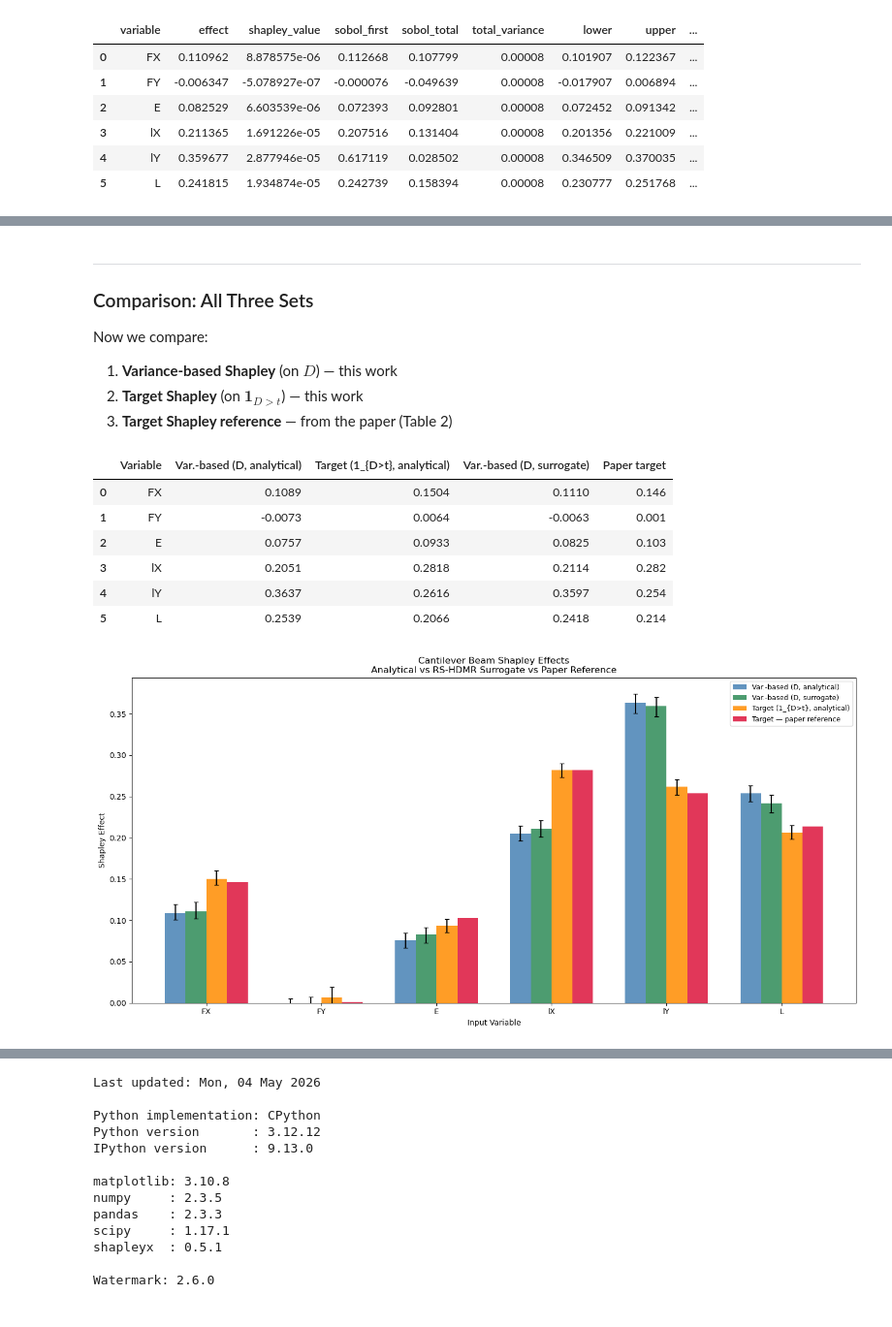
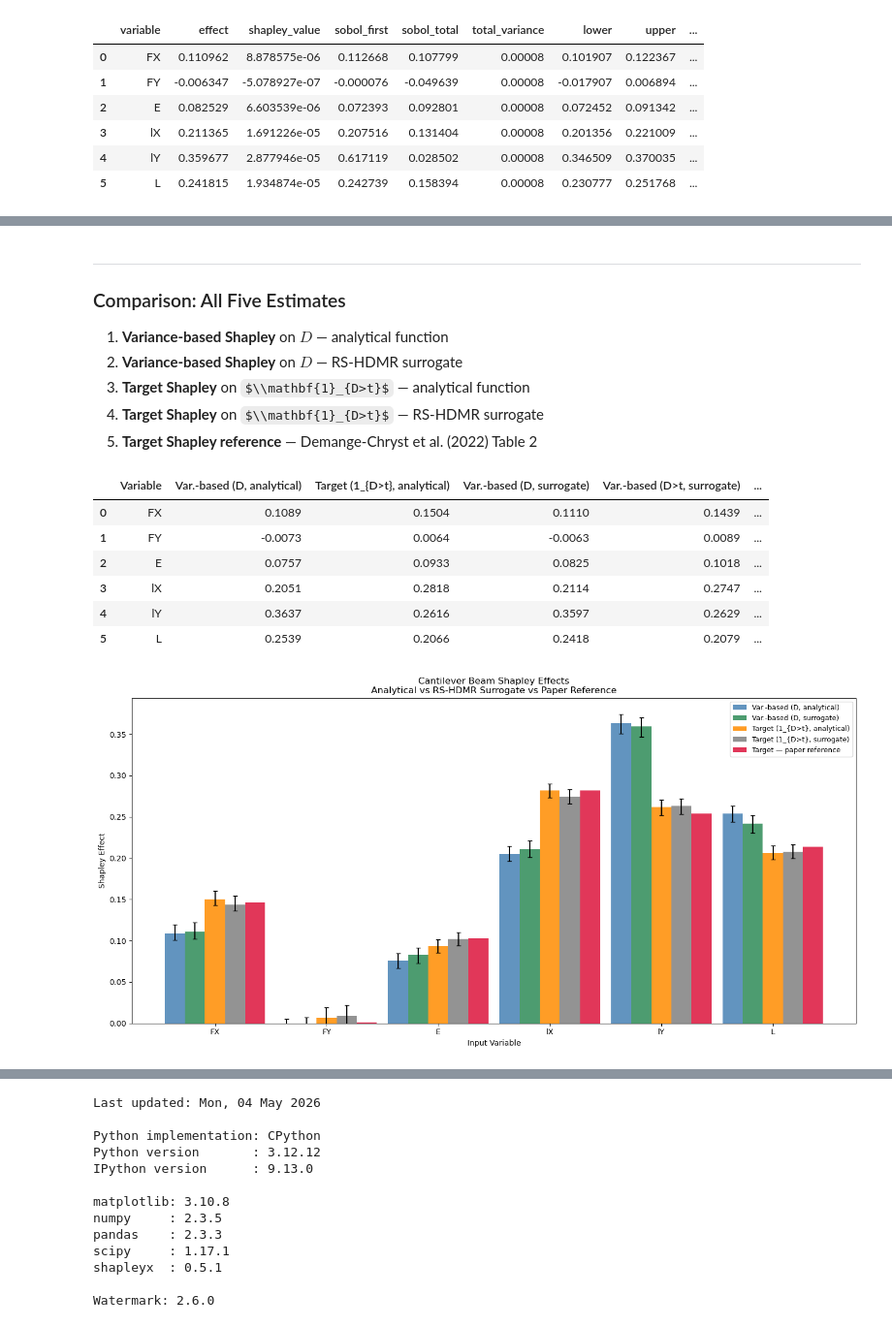
Before and after one commit to frbennett/shapleyx, a Jupyter notebook: Examples/cantilever_beam.ipynb, the cells around one changed output, grey strips where cells are left out. Shown at 97% size. Drawn from its saved outputs; the diff is of its cells as text; code cells hidden in the pictures; some formulas as TeX source.

```diff
--- a/Examples/cantilever_beam.ipynb
+++ b/Examples/cantilever_beam.ipynb
@@ -516,0 +532,22 @@ mc_surrogate
+# %%
+# Target Shapley effects via the RS-HDMR surrogate model
+# Using the same N and B as the analytical target Shapley for fair comparison
+eff_t_s, sh_t_s, var_t_s, lower_t_s, upper_t_s = shapley_effects(
+    failure_indicator_surrogate,
+    joint,
+    N=100000,
+    method='exhaustive',
+    B=200,
+    alpha=0.05,
+    predict_batch=failure_indicator_surrogate_batch,
+    random_state=42,
+    progress=True,
+)
+
+results_target_surrogate = pd.DataFrame({
+    'Variable': labels,
+    'Target Shapley': eff_t_s,
+    'Lower': lower_t_s,
+    'Upper': upper_t_s,
+})
+results_target_surrogate
@@ -517,11 +562,12 @@ mc_surrogate
 # %% [markdown]
 ---
-### Comparison: All Three Sets
+### Comparison: All Five Estimates
 
-Now we compare:
-1. **Variance-based Shapley** (on $D$) — this work
-2. **Target Shapley** (on $\mathbf{1}_{D>t}$) — this work
-3. **Target Shapley reference** — from the paper (Table 2)
+1. **Variance-based Shapley** on $D$ — analytical function
+2. **Variance-based Shapley** on $D$ — RS-HDMR surrogate
+3. **Target Shapley** on $\\mathbf{1}_{D>t}$ — analytical function
+4. **Target Shapley** on $\\mathbf{1}_{D>t}$ — RS-HDMR surrogate
+5. **Target Shapley reference** — Demange-Chryst et al. (2022) Table 2
 # %%
 # Reference target Shapley effects from the paper (Table 2)
 ref_target_shap = np.array([0.146, 0.001, 0.103, 0.282, 0.254, 0.214])
@@ -531,50 +577,55 @@ comparison = pd.DataFrame({
     'Var.-based (D, analytical)': eff.round(4),
     'Target (1_{D>t}, analytical)': eff_t.round(4),
     'Var.-based (D, surrogate)': mc_surrogate['effect'].values.round(4),
+    'Target (surr.)': eff_t_s.round(4),
     'Paper target': ref_target_shap.round(3),
 })
 comparison
 # %% [output]
-|  | Variable | Var.-based (D, analytical) | Target (1_{D>t}, analytical) | Var.-based (D, surrogate) | Paper target |
-| 0 | FX | 0.1089 | 0.1504 | 0.1110 | 0.146 |
-| 1 | FY | -0.0073 | 0.0064 | -0.0063 | 0.001 |
-| 2 | E | 0.0757 | 0.0933 | 0.0825 | 0.103 |
-| 3 | lX | 0.2051 | 0.2818 | 0.2114 | 0.282 |
-| 4 | lY | 0.3637 | 0.2616 | 0.3597 | 0.254 |
-| 5 | L | 0.2539 | 0.2066 | 0.2418 | 0.214 |
+|  | Variable | Var.-based (D, analytical) | Target (1_{D>t}, analytical) | Var.-based (D, surrogate) | Var.-based (D>t, surrogate) | ... |
+| 0 | FX | 0.1089 | 0.1504 | 0.1110 | 0.1439 | ... |
+| 1 | FY | -0.0073 | 0.0064 | -0.0063 | 0.0089 | ... |
+| 2 | E | 0.0757 | 0.0933 | 0.0825 | 0.1018 | ... |
+| 3 | lX | 0.2051 | 0.2818 | 0.2114 | 0.2747 | ... |
+| 4 | lY | 0.3637 | 0.2616 | 0.3597 | 0.2629 | ... |
+| 5 | L | 0.2539 | 0.2066 | 0.2418 | 0.2079 | ... |
 # %%
 fig, ax = plt.subplots(figsize=(14, 7))
 bar_width = 0.18
 x = np.arange(d)
 
-ax.bar(x - 1.5*bar_width, eff, bar_width,
+ax.bar(x - 2.0*bar_width, eff, bar_width,
        yerr=[eff - lower, upper - eff],
        capsize=3, color='steelblue', alpha=0.85,
        label='Var.-based (D, analytical)')
-ax.bar(x - 0.5*bar_width, mc_surrogate['effect'].values, bar_width,
+ax.bar(x - 1.0*bar_width, mc_surrogate['effect'].values, bar_width,
        yerr=[mc_surrogate['effect'].values - mc_surrogate['lower'].values,
              mc_surrogate['upper'].values - mc_surrogate['effect'].values],
        capsize=3, color='seagreen', alpha=0.85,
        label='Var.-based (D, surrogate)')
-ax.bar(x + 0.5*bar_width, eff_t, bar_width,
+ax.bar(x + 0.0*bar_width, eff_t, bar_width,
        yerr=[eff_t - lower_t, upper_t - eff_t],
        capsize=3, color='darkorange', alpha=0.85,
        label='Target (1_{D>t}, analytical)')
-ax.bar(x + 1.5*bar_width, ref_target_shap, bar_width,
+ax.bar(x + 1.0*bar_width, eff_t_s, bar_width,
+       yerr=[eff_t - lower_t, upper_t - eff_t],
+       capsize=3, color='grey', alpha=0.85,
+       label='Target (1_{D>t}, surrogate)')
+ax.bar(x + 2.0*bar_width, ref_target_shap, bar_width,
        color='crimson', alpha=0.85,
        label='Target — paper reference')
 
 ax.set_xlabel('Input Variable')
 ax.set_ylabel('Shapley Effect')
 ax.set_title('Cantilever Beam Shapley Effects\nAnalytical vs RS-HDMR Surrogate vs Paper Reference')
 ax.set_xticks(x)
 ax.set_xticklabels(labels)
 ax.legend(fontsize=9)
 ax.set_ylim(0, None)
 plt.tight_layout()
 plt.show()
 # %% [output]
-[figure, old version]
+[figure, new version]
 # %% [markdown]
 ---
 ### Key Takeaways
```
Also changed, not shown: parts of 6 cells of this notebook.
